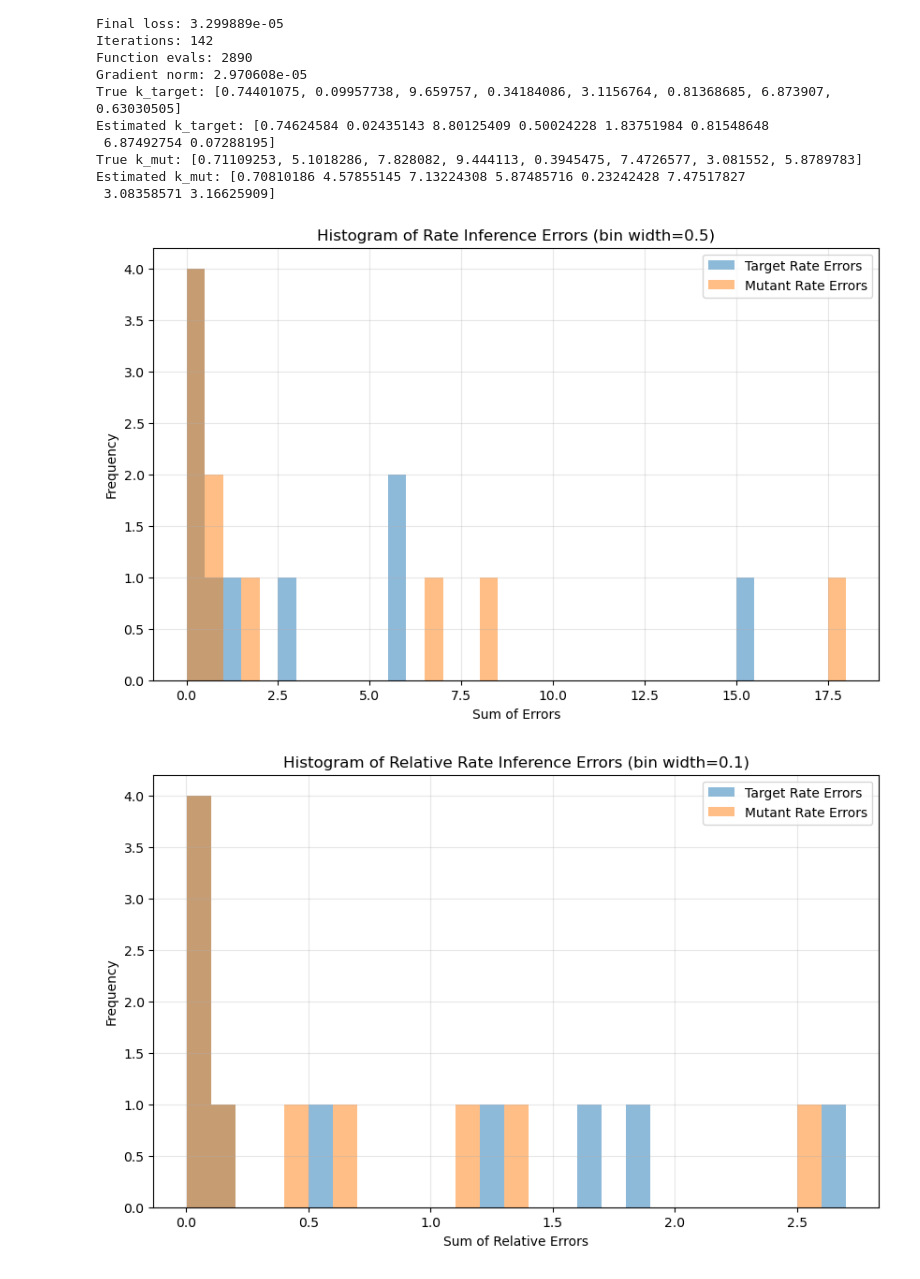
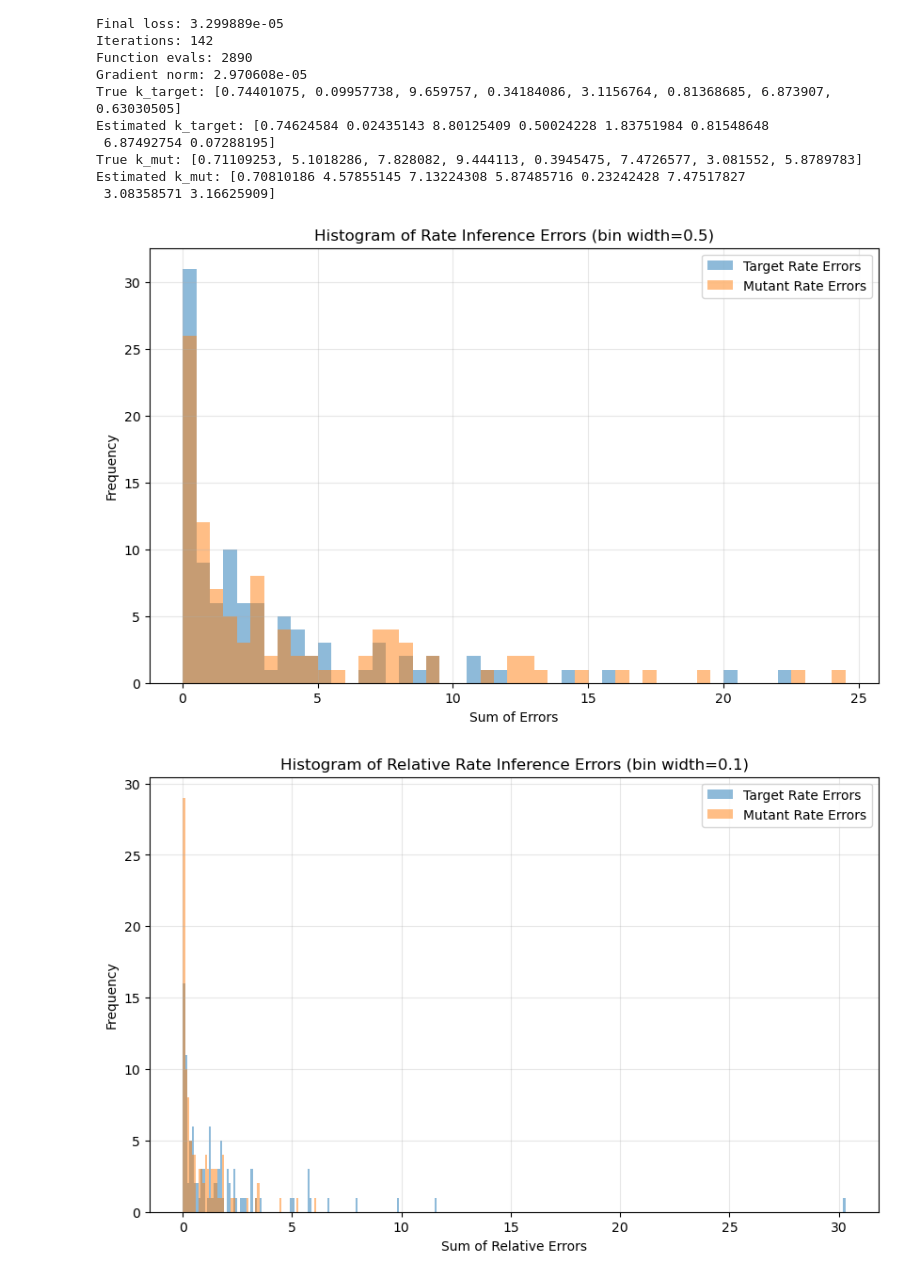
Before and after one commit to lamsoa729/Elektrum, a Jupyter notebook: theory_notebooks/05-infer_ring_parameters.ipynb, the cells around one changed output. Cells and saved outputs as stored; diff of their text form; code cells hidden in the pictures.

Commit message:
Updated inference pipeline for proofreading

```diff
--- a/theory_notebooks/05-infer_ring_parameters.ipynb
+++ b/theory_notebooks/05-infer_ring_parameters.ipynb
@@ -263,7 +263,7 @@ Estimated k_mut: [0.70810186 4.57855145 7.13224308 5.87485716 0.23242428 7.47517
 import numpy as np
 import matplotlib.pyplot as plt
 
-dataset_file = "/Users/alamson/projects/Elektrum/theory_notebooks/ring_datasets_inferred_params.h5"
+dataset_file = "/Users/alamson/projects/Elektrum/theory_notebooks/proofreading_datasets_inferred_params.h5"
 
 with h5py.File(dataset_file, "r") as f:
     rates = f['rates'][:]
@@ -328,32 +328,32 @@ plt.grid(True, alpha=0.3)
 plt.show()
 
 # Plot 3: Forward/backward target errors
 all_fwd_bwd = np.concatenate([fwd_error_sums, bkwd_error_sums])
 fwd_bwd_bins = np.arange(all_fwd_bwd.min(), all_fwd_bwd.max() + BIN_WIDTH, BIN_WIDTH)
 
 plt.figure(figsize=(10, 6))
 plt.hist(fwd_error_sums, bins=fwd_bwd_bins, alpha=0.5, label='Forward Target Rate Errors')
 plt.hist(bkwd_error_sums, bins=fwd_bwd_bins, alpha=0.5, label='Backward Target Rate Errors')
 plt.xlabel('Sum of Errors')
 plt.ylabel('Frequency')
 plt.title(f'Histogram of Target Rate Inference Errors (bin width={BIN_WIDTH})')
 plt.legend()
 plt.grid(True, alpha=0.3)
 plt.show()
 
 # Plot 4: Forward/backward mutant errors
 all_mut_fwd_bwd = np.concatenate([mut_fwd_error_sums, mut_bkwd_error_sums])
 mut_fwd_bwd_bins = np.arange(all_mut_fwd_bwd.min(), all_mut_fwd_bwd.max() + BIN_WIDTH, BIN_WIDTH)
 
 plt.figure(figsize=(10, 6))
 plt.hist(mut_fwd_error_sums, bins=mut_fwd_bwd_bins, alpha=0.5, label='Forward Mutant Rate Errors')
 plt.hist(mut_bkwd_error_sums, bins=mut_fwd_bwd_bins, alpha=0.5, label='Backward Mutant Rate Errors')
 plt.xlabel('Sum of Errors')
 plt.ylabel('Frequency')
 plt.title(f'Histogram of Mutant Rate Inference Errors (bin width={BIN_WIDTH})')
 plt.legend()
 plt.grid(True, alpha=0.3)
 plt.show()
 # %% [output]
-[figure, old version]
+[figure, new version]
-[figure, old version]
+[figure, new version]
```
Also changed, not shown: parts of 1 cell of this notebook, 2 other files.
